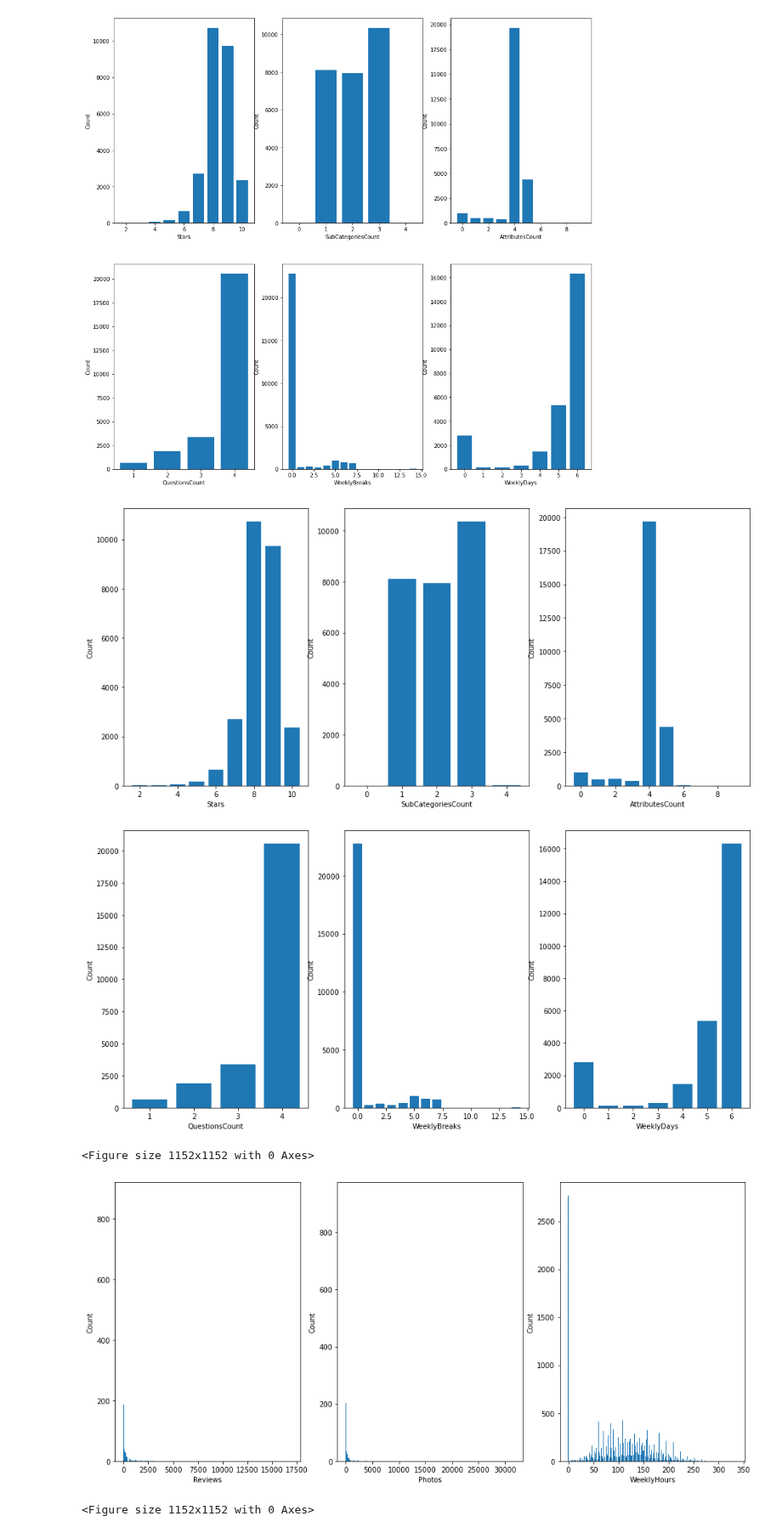
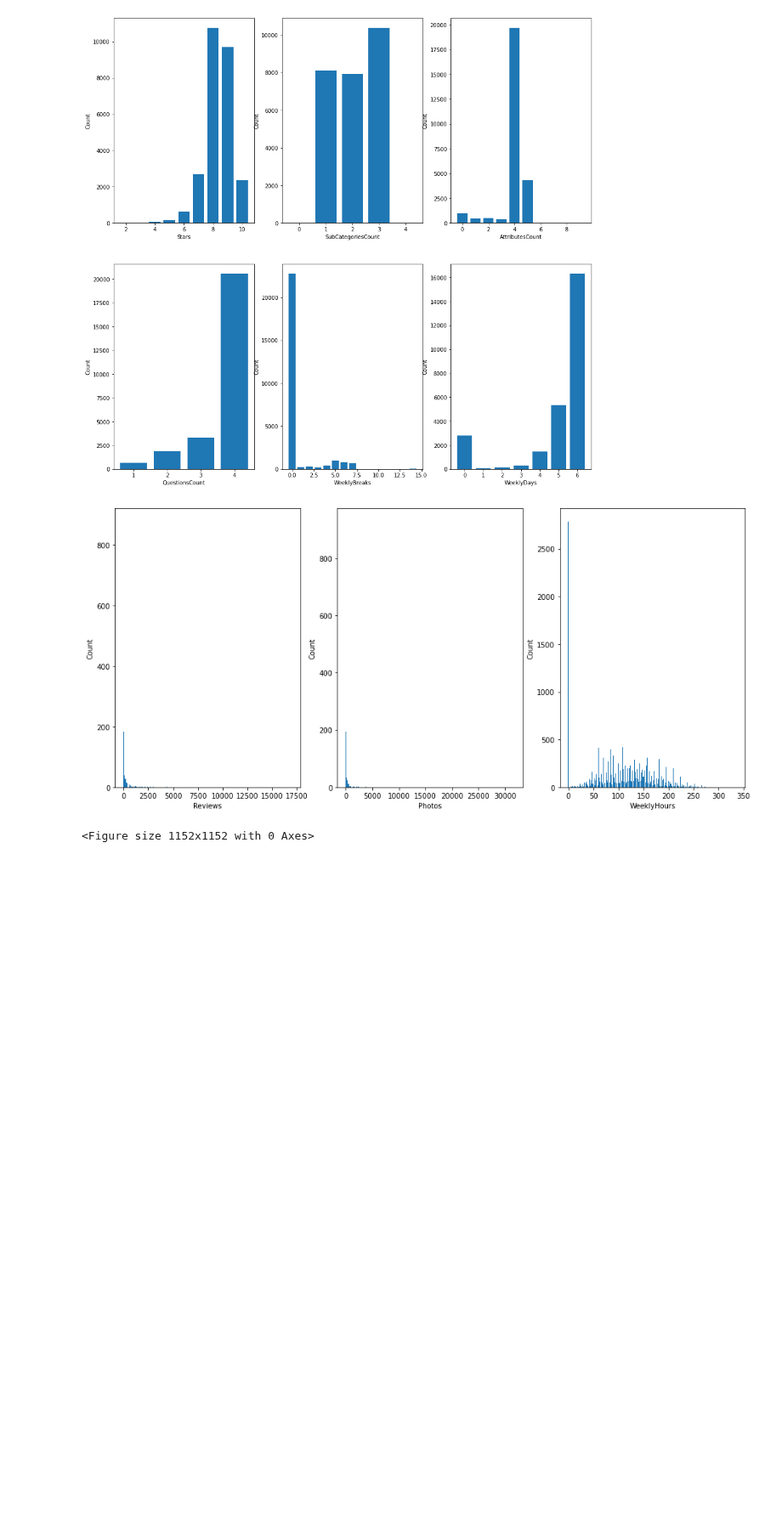
Before and after one commit to omer-priel/TheRootOfDataScience, a Jupyter notebook: notebooks/main_omer.ipynb, the cells around one changed output. Shown at 85% size. Drawn from its saved outputs; the diff is of its cells as text; code cells hidden in the pictures; blank space fills up the shorter version.

Commit message:
start training

```diff
--- a/notebooks/main_omer.ipynb
+++ b/notebooks/main_omer.ipynb
@@ -66,8 +72,13 @@ show_image('Data_Collectors')
 # %%
+# Load the data
+
 df_original = read_csv('businesses')
-#df_original = df_original.head(5000)
+
+if MIN_DATA_MODE:
+    df_original = train_test_split(df_original, train_size=0.05, random_state=70)[0]
 
 df = df_original.copy()
 
+# Remove text columns and 'ExpensiveLevel'
 df.drop(["Url", "Name", "ExpensiveLevel", "SubCategories", "AttributesHas"], axis=1, inplace=True)
 # %%
@@ -181,7 +190,7 @@ def disply_count_of_flag_column(column_name: str, column_label: str, true_label:
 
     plt.show()
 # %%
-def disply_atter_per_column(inedexs: list, values: list, columns_label: list):
+def disply_atter_per_column(inedexs: list, values: list, columns_label: list, min_value: float, max_value: float):
     global legend_colors, target_column, target_column_label
 
     # Main elements
@@ -200,6 +209,7 @@ def disply_atter_per_column(inedexs: list, values: list, columns_label: list):
             plt.plot(index, value)
             plt.xlabel(label)
             plt.ylabel(target_column_label)
+            plt.ylim(min_value, max_value)
 
     plt.show()
 # %%
@@ -281,6 +291,6 @@ if SHOW_IN_DEVELOPMENT:
                 indexs += [atter_df.index]
                 values += [atter_df[target_column].values]
 
-        disply_atter_per_column(indexs, values, printed_columns[:elements_in_line])
+        disply_atter_per_column(indexs, values, printed_columns[:elements_in_line], 0.0, 1.0)
         printed_columns = printed_columns[elements_in_line:]
 # %% [output]
@@ -317,6 +327,6 @@ if SHOW_IN_DEVELOPMENT:
                 indexs += [atter_df.index]
                 values += [atter_df[target_column].values]
 
-        disply_atter_per_column(indexs, values, printed_columns[:elements_in_line])
+        disply_atter_per_column(indexs, values, printed_columns[:elements_in_line], 0.0, 1.0)
         printed_columns = printed_columns[elements_in_line:]
 # %% [output]
@@ -360,29 +370,26 @@ if SHOW_IN_DEVELOPMENT:
 # %%
 if SHOW_IN_DEVELOPMENT:
 
-    printed_columns = prime_countable_columns + prime_non_countable_columns
+    printed_columns = prime_non_countable_columns
     elements_in_line = 3
     printed_columns += np.full(elements_in_line-len(printed_columns)%elements_in_line, None).tolist()
     while len(printed_columns) > 0:
         now_columns = printed_columns[:elements_in_line]
         indexs = []
         values = []
         for column in now_columns:
             if column is None:
                 indexs += [None]
                 values += [None]
             else:
                 count_df = df[[target_column, column]].groupby([column]).count()
 
                 indexs += [count_df.index]
                 values += [count_df[target_column].values.tolist()]
 
         disply_mluti_bars(indexs, values, printed_columns[:elements_in_line], 'Count', elements_in_line)
         printed_columns = printed_columns[elements_in_line:]
 # %% [output]
-[figure, old version]
+[figure, new version]
-[figure, removed]
 <Figure size 1152x1152 with 0 Axes>
-[figure, removed]
-<Figure size 1152x1152 with 0 Axes>
 # %%
```
Also changed, not shown: parts of 37 cells of this notebook, 2 other files.
